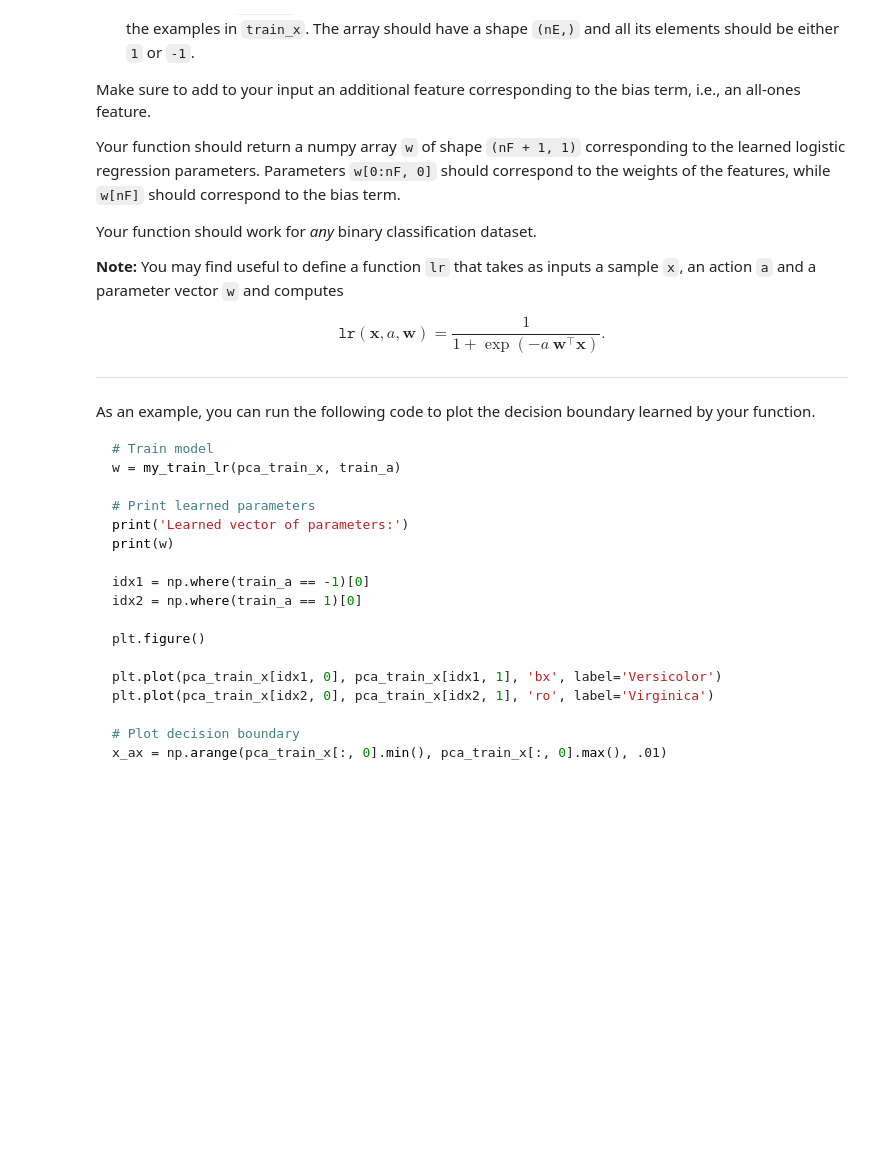
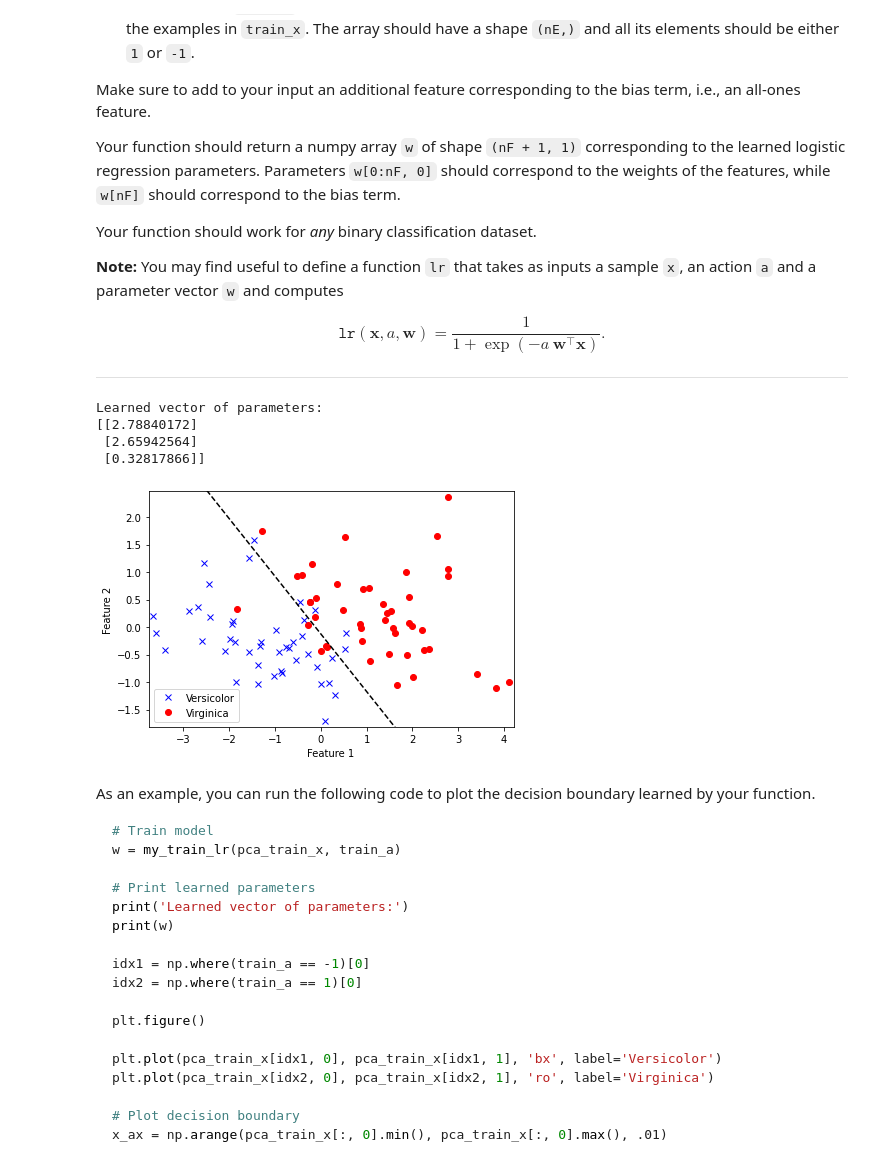
Before and after one commit to joanaalvoeiro/PADI, a Jupyter notebook: LAB_4/lab-4.ipynb, the cells around one changed output. Cells and saved outputs as stored; diff of their text form; code cells hidden in the pictures; blank space fills up the shorter version.

```diff
--- a/LAB_4/lab-4.ipynb
+++ b/LAB_4/lab-4.ipynb
@@ -240,0 +297,5 @@ $$\mathtt{lr}(\mathbf{x},a,\mathbf{w})=\frac{1}{1+\exp(-a~\mathbf{w}^\top\mathbf
+# %%
+#not tested
+def lr(x, a, w):
+    exponent = -a * np.transpose(w).dot(x)
+    return 1 / (1 + math.exp(exponent))
@@ -241,3 +340,41 @@ $$\mathtt{lr}(\mathbf{x},a,\mathbf{w})=\frac{1}{1+\exp(-a~\mathbf{w}^\top\mathbf
+# %%
+#Sanity Check
+# Train model
+w = my_train_lr(pca_train_x, train_a)
+
+# Print learned parameters
+print('Learned vector of parameters:')
+print(w)
+
+idx1 = np.where(train_a == -1)[0]
+idx2 = np.where(train_a == 1)[0]
+
+plt.figure()
+
+plt.plot(pca_train_x[idx1, 0], pca_train_x[idx1, 1], 'bx', label='Versicolor')
+plt.plot(pca_train_x[idx2, 0], pca_train_x[idx2, 1], 'ro', label='Virginica')
+
+# Plot decision boundary
+x_ax = np.arange(pca_train_x[:, 0].min(), pca_train_x[:, 0].max(), .01)
+a_ax = - (w[0, 0] * x_ax + w[2, 0]) / w[1, 0]
+plt.plot(x_ax, a_ax, 'k--')
+
+plt.xlabel('Feature 1')
+plt.ylabel('Feature 2')
+plt.axis([pca_train_x[:, 0].min() - 0.1,
+          pca_train_x[:, 0].max() + 0.1,
+          pca_train_x[:, 1].min() - 0.1,
+          pca_train_x[:, 1].max() + 0.1])
+
+plt.legend(loc='best')
+
+plt.tight_layout()
+# %% [output]
+Learned vector of parameters:
+[[2.78840172]
+ [2.65942564]
+ [0.32817866]]
+[figure, added]
 # %% [markdown]
 As an example, you can run the following code to plot the decision boundary learned by your function.
 
```
Also changed, not shown: parts of 11 cells of this notebook.
